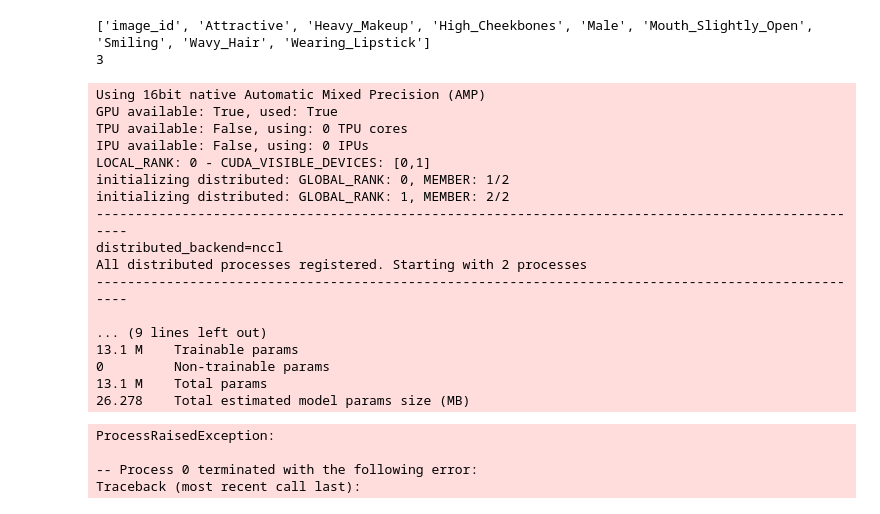
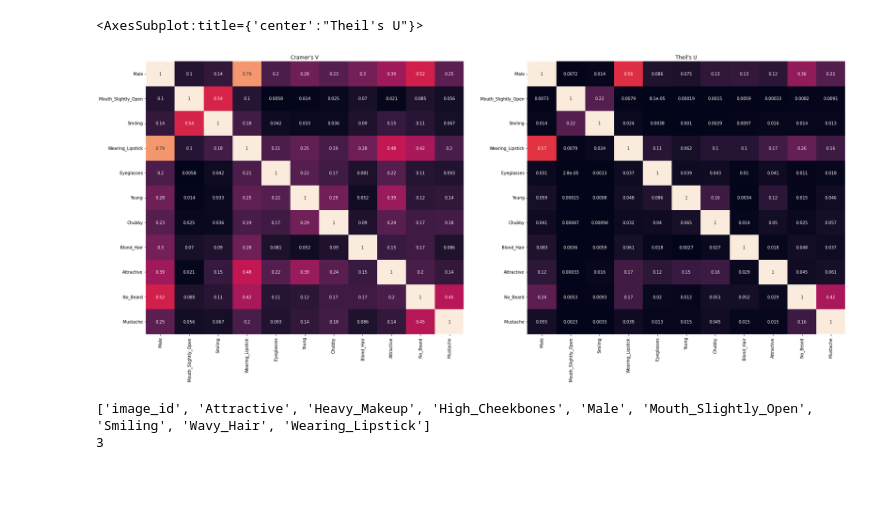
Before and after one commit to hojunroks/eccv2022, a Jupyter notebook: test.ipynb, the cells around one changed output. Saved outputs shown, nothing was run; the diff lists cells and outputs as text; code cells hidden in the pictures; blank space fills up the shorter version.

```diff
--- a/test.ipynb
+++ b/test.ipynb
@@ -17,3 +101,15 @@ gdf = attributes[good_attributes]
+# %%
+fig = plt.figure(figsize=(30, 12))
+fig.add_subplot(1,2,1)
+plt.title("Cramer's V")
+sb.heatmap(cramer_mat, annot=True, xticklabels=face_attr, yticklabels=face_attr, cbar=False)
+
+fig.add_subplot(1,2,2)
+plt.title("Theil's U")
+sb.heatmap(theils_mat, annot=True, xticklabels=face_attr, yticklabels=face_attr, cbar=False)
+# %% [output]
+<AxesSubplot:title={'center':"Theil's U"}>
+[figure, added]
 # %%
 list(attributes.keys()).index("Mouth_Slightly_Open")
 from argparse import Namespace
@@ -39,46 +120,0 @@ args = Namespace(
-# %%
-from argparse import ArgumentParser
-from src.models.classifier import Classifier
-from src.datamodule import CelebAData
-from src.models.cnn_for_encoded import SimpleCNN
-import pytorch_lightning as pl
-cnn = SimpleCNN().to('cuda:0')
-from torchvision.models import resnet34
-for i in range(len(attributes.keys())-1):
-    target_attr = i
-    pre = AutoEncoder.load_from_checkpoint(hparams=args, checkpoint_path='logs/autoencoder/0114/200epochs/adam/version_6/checkpoints/epoch=187-step=15039.ckpt').encoder.eval()
-    classifier = Classifier(args, model=cnn, target_attr=target_attr, preEncoder=pre)
-    from pytorch_lightning.loggers import TensorBoardLogger
-    logger = TensorBoardLogger("logs/cls/{}".format(attributes.keys()[1:][i]), name='')
-    import sys
-    sys.argv = ['-f']
-    parser = ArgumentParser()
-    parser = pl.Trainer.add_argparse_args(parser)
-    argu = vars(parser.parse_args())
-    argu.update(vars(args))
-    args = Namespace(**argu)
-    dm = CelebAData(args)
-    trainer = pl.Trainer.from_argparse_args(args, logger=logger)
-    trainer.fit(classifier, datamodule=dm)
-# %% [output]
-Using 16bit native Automatic Mixed Precision (AMP)
-GPU available: True, used: True
-TPU available: False, using: 0 TPU cores
-IPU available: False, using: 0 IPUs
-LOCAL_RANK: 0 - CUDA_VISIBLE_DEVICES: [0,1]
-initializing distributed: GLOBAL_RANK: 0, MEMBER: 1/2
-initializing distributed: GLOBAL_RANK: 1, MEMBER: 2/2
-----------------------------------------------------------------------------------------------------
-distributed_backend=nccl
-All distributed processes registered. Starting with 2 processes
-----------------------------------------------------------------------------------------------------
-
-... (9 lines left out)
-13.1 M    Trainable params
-0         Non-trainable params
-13.1 M    Total params
-26.278    Total estimated model params size (MB)
-ProcessRaisedException:
-
--- Process 0 terminated with the following error:
-Traceback (most recent call last):
```
Also changed, not shown: parts of 14 cells of this notebook, 11 other files.
